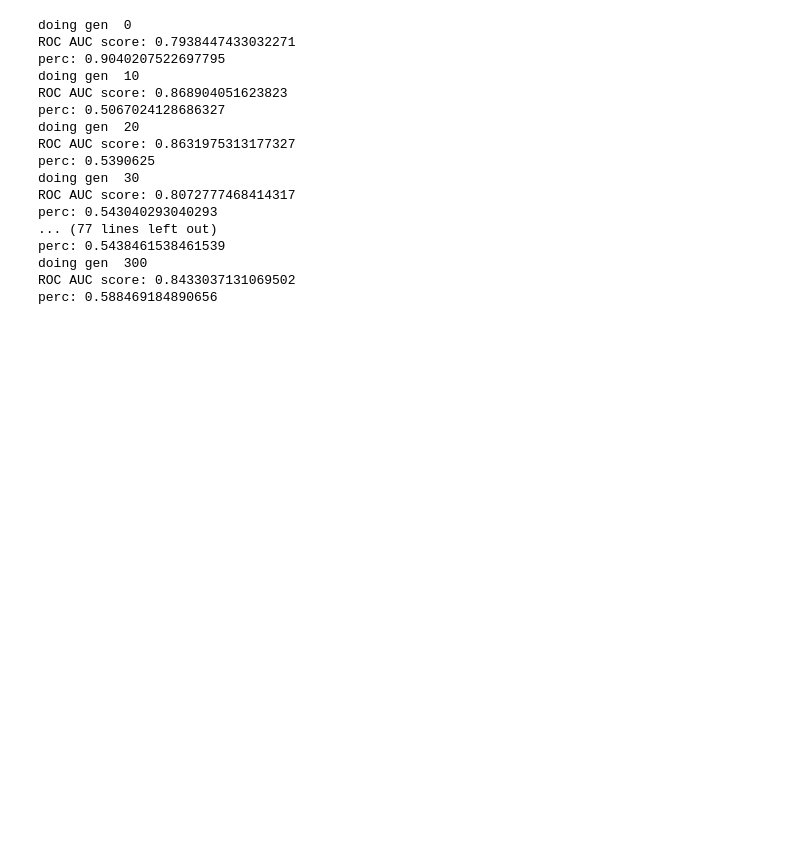
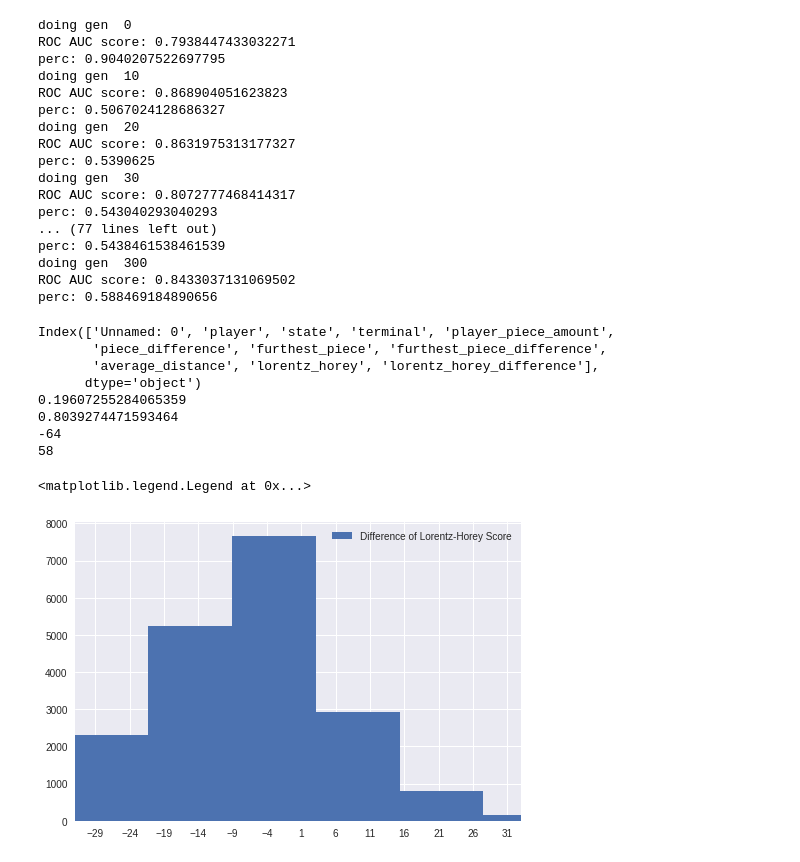
Before and after one commit to Sigurdurhelga/MSc-Breakthrough, a Jupyter notebook: hlc_evaluator/generate_heuristic_dataset.ipynb, the cells around one changed output. Drawn from its saved outputs; the diff is of its cells as text; code cells hidden in the pictures; blank space fills up the shorter version.

```diff
--- a/hlc_evaluator/generate_heuristic_dataset.ipynb
+++ b/hlc_evaluator/generate_heuristic_dataset.ipynb
@@ -16,7 +16,25 @@ import numpy as np
 from game_environments.breakthrough.breakthrough import BTBoard,config
 from neural_networks.breakthrough.breakthrough_nn import BreakthroughNN
 import matplotlib as mpl
+from torch.utils.data import Dataset, DataLoader
+from sklearn.model_selection import train_test_split
+from sklearn.linear_model import LogisticRegression, LinearRegression, SGDClassifier
+from sklearn.metrics import roc_auc_score
+from sklearn.linear_model import LogisticRegression, LinearRegression, SGDClassifier
+from sklearn.metrics import roc_auc_score
+import copy
+import matplotlib.patches as mpatches
+device = torch.device("cuda") if torch.cuda.is_available() else torch.device("cpu")
+import operator
+from collections import namedtuple
+
 mpl.style.use('seaborn')
+
+RANDOM_SEED = 42
+
+np.random.seed(RANDOM_SEED)
+torch.manual_seed(RANDOM_SEED)
+
 
 def from_np_array(array_string):
     array_string = ','.join(array_string.replace('[ ', '[').split())
@@ -30,7 +48,7 @@ selected_game = GAME["breakthrough"]
 initial_state = selected_game.initial_state()
 
 primary_nn = BreakthroughNN(initial_state.rows, initial_state.cols, initial_state.get_move_amount())
-primary_nn.loadmodel('./trained_models', 'session_res10_gen_70.tar')
+primary_nn.loadmodel('./trained_models', 'session2_res3_gen_300.tar')
 
 GAME = {
     "breakthrough": BTBoard(np.zeros([6,6]), 1),
@@ -121,3 +139,5 @@ if generate_new_data:
     df.to_csv(f'./mcts_moves_heuristic_{new_data_size}_think_{NEURAL_NETWORK_THINK}.csv')
 else:
     df = pd.read_csv(f'./mcts_moves_heuristic_{new_data_size}_think_{NEURAL_NETWORK_THINK}.csv', converters={'state': from_np_array}).set_index('id')
+
+df.average_distance = df.average_distance.abs()
@@ -983,3 +782,31 @@ perc: 0.5438461538461539
 doing gen  300
 ROC AUC score: 0.8433037131069502
 perc: 0.588469184890656
+# %%
+print(df.columns)
+col = "lorentz_horey_difference"
+val = 10
+ax = plt.subplot(111)
+print(len(df[df[col] >= val])/ len(df))
+print(len(df[df[col] < val]) / len(df))
+print(df[col].min())
+print(df[col].max())
+max_range = max(abs(df[col].min()),abs(df[col].max()))
+npatches = []
+ticks = np.arange(df[col].min(), df[col].max()+1,5)
+plt.xticks(ticks)
+ax.set_xlim((0-half,0+half+1))
+npatches.append(mpatches.Patch(label='Difference of Lorentz-Horey Score'))
+ax.hist(df[col], align="left")
+ax.legend(handles=npatches)
+# %% [output]
+Index(['Unnamed: 0', 'player', 'state', 'terminal', 'player_piece_amount',
+       'piece_difference', 'furthest_piece', 'furthest_piece_difference',
+       'average_distance', 'lorentz_horey', 'lorentz_horey_difference'],
+      dtype='object')
+0.19607255284065359
+0.8039274471593464
+-64
+58
+<matplotlib.legend.Legend at 0x...>
+[figure, added]
```
Also changed, not shown: parts of 13 cells of this notebook, 4 other files.
